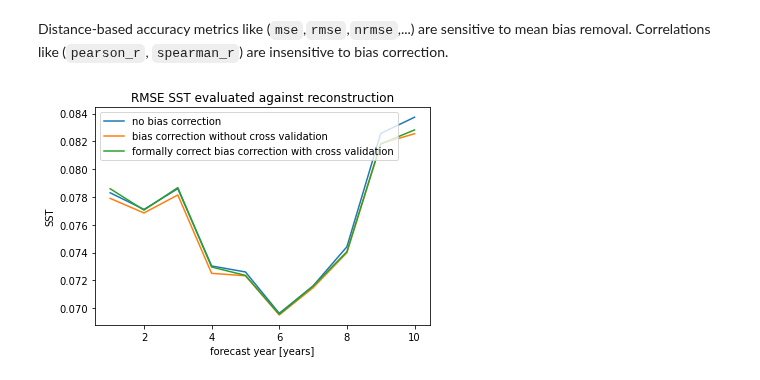
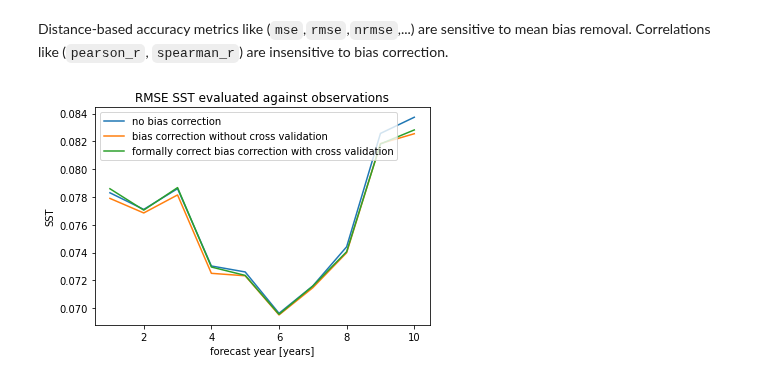
Before and after one commit to pangeo-data/climpred, a Jupyter notebook: docs/source/bias_removal.ipynb, the cells around one changed output. Saved outputs shown, nothing was run; the diff lists cells and outputs as text; code cells hidden in the pictures.

```diff
--- a/docs/source/bias_removal.ipynb
+++ b/docs/source/bias_removal.ipynb
@@ -65,23 +62,23 @@ Distance-based accuracy metrics like (`mse`,`rmse`,`nrmse`,...) are sensitive to
 # %%
 metric='rmse'
 hindcast.verify(metric=metric,
                 comparison='e2o',
                 dim='init',
                 alignment='same_verifs')['SST'].plot(label='no bias correction')
 hindcast.remove_bias(cross_validate=False,
                      alignment='same_verifs') \
         .verify(metric=metric,
                 comparison='e2o',
                 dim='init',
                 alignment='same_verifs').SST.plot(label='bias correction without cross validation')
 hindcast.remove_bias(cross_validate=True,
                      alignment='same_verifs') \
         .verify(metric=metric,
                 comparison='e2o',
                 dim='init',
                 alignment='same_verifs').SST.plot(label='formally correct bias correction with cross validation')
 plt.legend()
-plt.title(f"{metric.upper()} SST evaluated against reconstruction")
+plt.title(f"{metric.upper()} SST evaluated against observations")
 plt.show()
 # %% [output]
-[figure, old version]
+[figure, new version]
```
Also changed, not shown: parts of 6 cells of this notebook.
